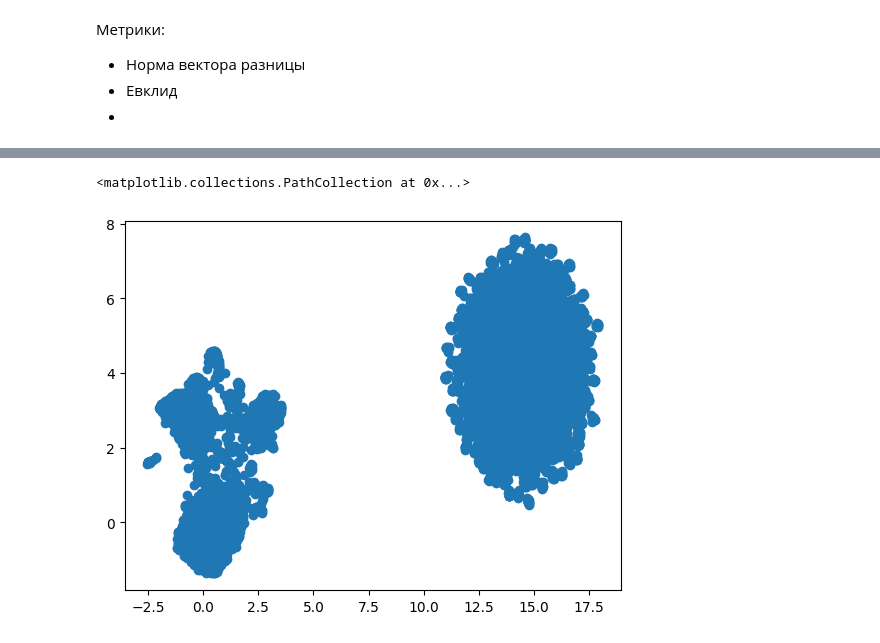
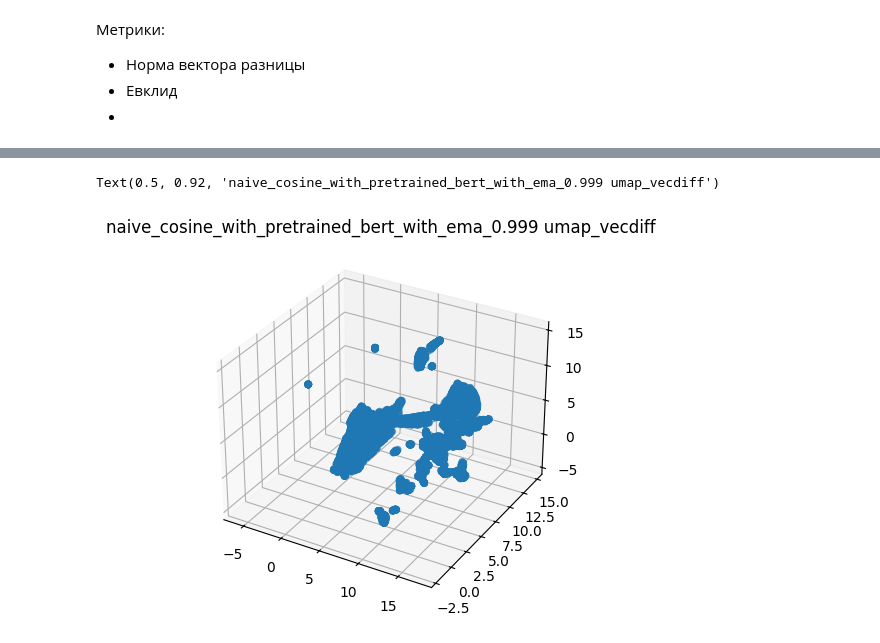
Before and after one commit to Xenomirant/ModularLM, a Jupyter notebook: analytics/bert_analytics.ipynb, the cells around one changed output, grey strips where cells are left out. Cells and saved outputs as stored; diff of their text form; code cells hidden in the pictures.

```diff
--- a/analytics/bert_analytics.ipynb
+++ b/analytics/bert_analytics.ipynb
@@ -262,16 +374,20 @@ torch.Size([2897])
 # %%
 reducer = umap.UMAP(n_neighbors=15,
                     min_dist=0.2,
-                    n_components=2,
+                    n_components=3,
                     metric='euclidean',
-                    random_state=40)
+                    random_state=42)
 # %%
 embedding = reducer.fit_transform(vecs.cpu().numpy())
-# %%
-plt.scatter(embedding[:, 0], embedding[:, 1])
-# %% [output]
-<matplotlib.collections.PathCollection at 0x...>
-[figure, removed]
+# %%
+fig = plt.figure()
+ax = fig.add_subplot(projection='3d')
+ax.scatter(embedding[:, 0], embedding[:, 1], embedding[:, 2])
+ax.set_title(f"{path.parts[-1]} umap_vecdiff")
+#plt.savefig(path.joinpath("umap_vecdiff.png"), format="png")
+# %% [output]
+Text(0.5, 0.92, 'naive_cosine_with_pretrained_bert_with_ema_0.999 umap_vecdiff')
+[figure, added]
 # %%
 vecs_diff = vecs[torch.where(vecs.sum(dim=1) != 0)[0]].cpu()
 mn_vec = vecs_diff.mean(dim=0).cpu()
```
Also changed, not shown: parts of 52 cells of this notebook, 2 other files.
